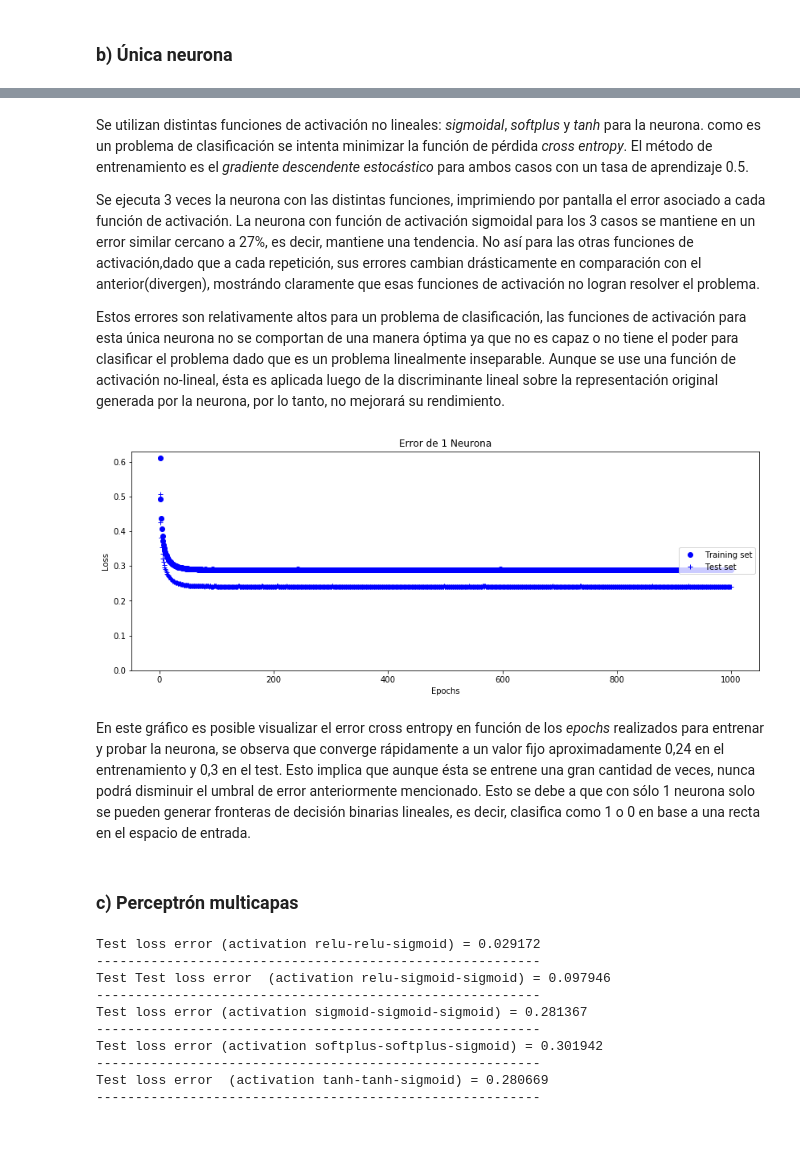
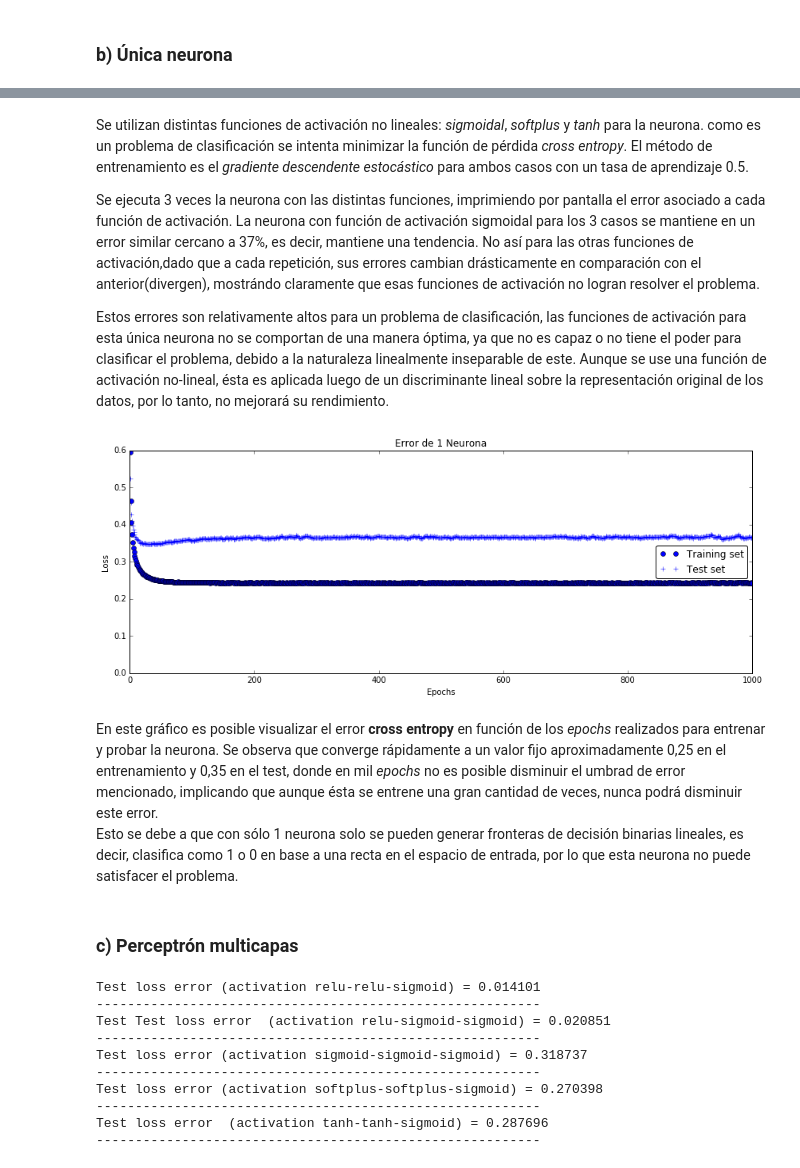
Before and after one commit to FMena14/Ayudantias, a Jupyter notebook: Parte1.ipynb, the cells around one changed output, grey strips where cells are left out. Saved outputs shown, nothing was run; the diff lists cells and outputs as text; code cells hidden in the pictures; blank space fills up the shorter version.

```diff
--- a/Parte1.ipynb
+++ b/Parte1.ipynb
@@ -89,35 +85,35 @@ Test loss (activation tanh) = 7.652345
 # %% [markdown]
 Se utilizan distintas funciones de activación no lineales: *sigmoidal*, *softplus* y *tanh* para la neurona. como es un problema de clasificación se intenta minimizar la función de pérdida *cross entropy*. El método  de entrenamiento es el *gradiente descendente estocástico* para ambos casos con un tasa de aprendizaje 0.5.
 
-Se ejecuta 3 veces la neurona con las distintas funciones, imprimiendo por pantalla el error asociado a cada función de activación. La neurona con función de activación sigmoidal para los 3 casos se mantiene en un error similar cercano a 27%, es decir, mantiene una tendencia. No así para las otras funciones de activación,dado que a cada repetición, sus errores cambian drásticamente en comparación con el anterior(divergen), mostrándo claramente que esas funciones de activación no logran resolver el problema.
+Se ejecuta 3 veces la neurona con las distintas funciones, imprimiendo por pantalla el error asociado a cada función de activación. La neurona con función de activación sigmoidal para los 3 casos se mantiene en un error similar cercano a 37%, es decir, mantiene una tendencia. No así para las otras funciones de activación,dado que a cada repetición, sus errores cambian drásticamente en comparación con el anterior(divergen), mostrándo claramente que esas funciones de activación no logran resolver el problema.
 
-Estos errores son relativamente altos para un problema de clasificación, las funciones de activación para esta única neurona no se comportan de una manera óptima ya que no es capaz o no tiene el poder para clasificar el problema dado que es un problema linealmente inseparable. Aunque se use una función de activación no-lineal, ésta es aplicada luego de la discriminante lineal sobre la representación original generada por la neurona, por lo tanto, no mejorará su rendimiento.
+Estos errores son relativamente altos para un problema de clasificación, las funciones de activación para esta única neurona no se comportan de una manera óptima, ya que no es capaz o no tiene el poder para clasificar el problema, debido a la naturaleza linealmente inseparable de este. Aunque se use una función de activación no-lineal, ésta es aplicada luego de un discriminante lineal sobre la representación original de los datos, por lo tanto, no mejorará su rendimiento.
 # %%
 #1 neurona
 n_h = 1
 model = Sequential()
 model.add(Dense(n_h, input_dim=X_train.shape[1], init="uniform", activation="sigmoid"))
 model.compile(optimizer=SGD(lr=0.3), loss="binary_crossentropy")
 hist1 = model.fit(X_train, y_train, nb_epoch=1000,verbose=0, validation_data=(X_test, y_test))
 history_dict1 = hist1.history
 loss_values1 = history_dict1['loss']
 val_loss_values1 = history_dict1['val_loss']
 epochs1 = range(1, len(loss_values1) + 1)
 f, axarr = plt.subplots(1,figsize=(14,5))
-colors = ['#0B9014','#D20BD2']*4
 axarr.plot(epochs1, loss_values1, 'bo', label = "Training set")
 axarr.plot(epochs1, val_loss_values1, 'b+', label = "Test set")
 axarr.set_title('Error de 1 Neurona')
 axarr.set_ylim(0)
 axarr.set_xlabel('Epochs')
 axarr.set_ylabel('Loss')
 axarr.legend(loc="center right", fancybox= True)
 #f.tight_layout() #separar los subplot
 plt.show()
 # %% [output]
-[figure, old version]
+[figure, new version]
 # %% [markdown]
-En este gráfico es posible visualizar el error cross entropy en función de los *epochs* realizados para entrenar y probar la neurona, se observa que converge rápidamente a un valor fijo aproximadamente 0,24 en el entrenamiento y 0,3 en el test. Esto implica que aunque ésta se entrene una gran cantidad de veces, nunca podrá disminuir el umbral de error anteriormente mencionado. Esto se debe a que con sólo 1 neurona solo se pueden generar fronteras de decisión binarias lineales, es decir, clasifica como 1 o 0 en base a una recta en el espacio de entrada.
+En este gráfico es posible visualizar el error **cross entropy** en función de los *epochs* realizados para entrenar y probar la neurona. Se observa que converge rápidamente a un valor fijo aproximadamente 0,25 en el entrenamiento y 0,35 en el test, donde en mil *epochs* no es posible disminuir el umbrad de error mencionado, implicando que aunque ésta se entrene una gran cantidad de veces, nunca podrá disminuir este error.
+Esto se debe a que con sólo 1 neurona solo se pueden generar fronteras de decisión binarias lineales, es decir, clasifica como 1 o 0 en base a una recta en el espacio de entrada, por lo que esta neurona no puede satisfacer el problema.
 # %% [markdown]
 ### c) Perceptrón multicapas
 # %%
@@ -127,9 +123,10 @@ from keras.optimizers import SGD
 
 model = Sequential()
 model.add(Dense(64, input_dim=X_train.shape[1], activation='relu',init='uniform'))
+model.add(Dropout(0.1))
 model.add(Dense(64, activation='relu', init='uniform'))
 model.add(Dense(1, activation='sigmoid'))
-model.compile(optimizer=SGD(lr=0.5), loss="binary_crossentropy")
+model.compile(optimizer=SGD(lr=1), loss="binary_crossentropy")
 model.fit(X_train, y_train,nb_epoch=100,  batch_size=32, verbose=0)
 score = model.evaluate(X_test, y_test)
 print("\nTest loss error (activation relu-relu-sigmoid) = %f"%score)
@@ -138,9 +135,10 @@ print("---------------------------------------------------------")
 #Relu
 perceptron = Sequential()
 perceptron.add(Dense(64, input_dim=X_train.shape[1], init='uniform',activation="relu"))
+model.add(Dropout(0.01))
 perceptron.add(Dense(64, init='uniform',activation="sigmoid"))
 perceptron.add(Dense(1,activation="sigmoid"))
-perceptron.compile(optimizer=SGD(lr=0.5), loss="binary_crossentropy")
+perceptron.compile(optimizer=SGD(lr=1), loss="binary_crossentropy")
 perceptron.fit(X_train, y_train, nb_epoch=100, batch_size=32, verbose=0)
 print("\nTest Test loss error  (activation relu-sigmoid-sigmoid) = %f"%perceptron.evaluate(X_test, y_test))
 print("---------------------------------------------------------")
@@ -149,9 +147,10 @@ print("---------------------------------------------------------")
 #Sigmoidal
 perceptron = Sequential()
 perceptron.add(Dense(64,input_dim=X_train.shape[1], init='uniform',activation="sigmoid"))
+model.add(Dropout(0.01))
 perceptron.add(Dense(64,init='uniform',activation="sigmoid"))
 perceptron.add(Dense(1, init='uniform',activation="sigmoid"))
-perceptron.compile(optimizer=SGD(lr=0.5), loss="binary_crossentropy")
+perceptron.compile(optimizer=SGD(lr=1), loss="binary_crossentropy")
 perceptron.fit(X_train, y_train, nb_epoch=100, batch_size=32, verbose=0)
 print("\nTest loss error (activation sigmoid-sigmoid-sigmoid) = %f"%perceptron.evaluate(X_test, y_test))
 print("---------------------------------------------------------")
@@ -159,9 +158,10 @@ print("---------------------------------------------------------")
 #Softplus
 perceptron = Sequential()
 perceptron.add(Dense(64, input_dim=X_train.shape[1], init='uniform',activation="softplus"))
+model.add(Dropout(0.01))
 perceptron.add(Dense(64, init='uniform',activation="softplus"))
 perceptron.add(Dense(1, init='uniform',activation="sigmoid"))
-perceptron.compile(optimizer=SGD(lr=0.5), loss="binary_crossentropy")
+perceptron.compile(optimizer=SGD(lr=1), loss="binary_crossentropy")
 perceptron.fit(X_train, y_train, nb_epoch=100, batch_size=32, verbose=0)
 print("\nTest loss error (activation softplus-softplus-sigmoid) = %f"%perceptron.evaluate(X_test, y_test))
 print("---------------------------------------------------------")
@@ -169,21 +169,22 @@ print("---------------------------------------------------------")
 #Tanh
 perceptron = Sequential()
 perceptron.add(Dense(64, input_dim=X_train.shape[1], init='uniform',activation="tanh"))
+model.add(Dropout(0.01))
 perceptron.add(Dense(64,init='uniform',activation="tanh"))
 perceptron.add(Dense(1, init='uniform',activation="sigmoid"))
-perceptron.compile(optimizer=SGD(lr=0.5), loss="binary_crossentropy")
+perceptron.compile(optimizer=SGD(lr=1), loss="binary_crossentropy")
 perceptron.fit(X_train, y_train, nb_epoch=100, batch_size=32, verbose=0)
 print("\nTest loss error  (activation tanh-tanh-sigmoid) = %f"%perceptron.evaluate(X_test, y_test))
 print("---------------------------------------------------------")
 # %% [output]
-Test loss error (activation relu-relu-sigmoid) = 0.029172
+Test loss error (activation relu-relu-sigmoid) = 0.014101
 ---------------------------------------------------------
-Test Test loss error  (activation relu-sigmoid-sigmoid) = 0.097946
+Test Test loss error  (activation relu-sigmoid-sigmoid) = 0.020851
 ---------------------------------------------------------
-Test loss error (activation sigmoid-sigmoid-sigmoid) = 0.281367
+Test loss error (activation sigmoid-sigmoid-sigmoid) = 0.318737
 ---------------------------------------------------------
-Test loss error (activation softplus-softplus-sigmoid) = 0.301942
+Test loss error (activation softplus-softplus-sigmoid) = 0.270398
 ---------------------------------------------------------
-Test loss error  (activation tanh-tanh-sigmoid) = 0.280669
+Test loss error  (activation tanh-tanh-sigmoid) = 0.287696
 ---------------------------------------------------------
 # %% [markdown]
```
Also changed, not shown: parts of 5 cells of this notebook.
